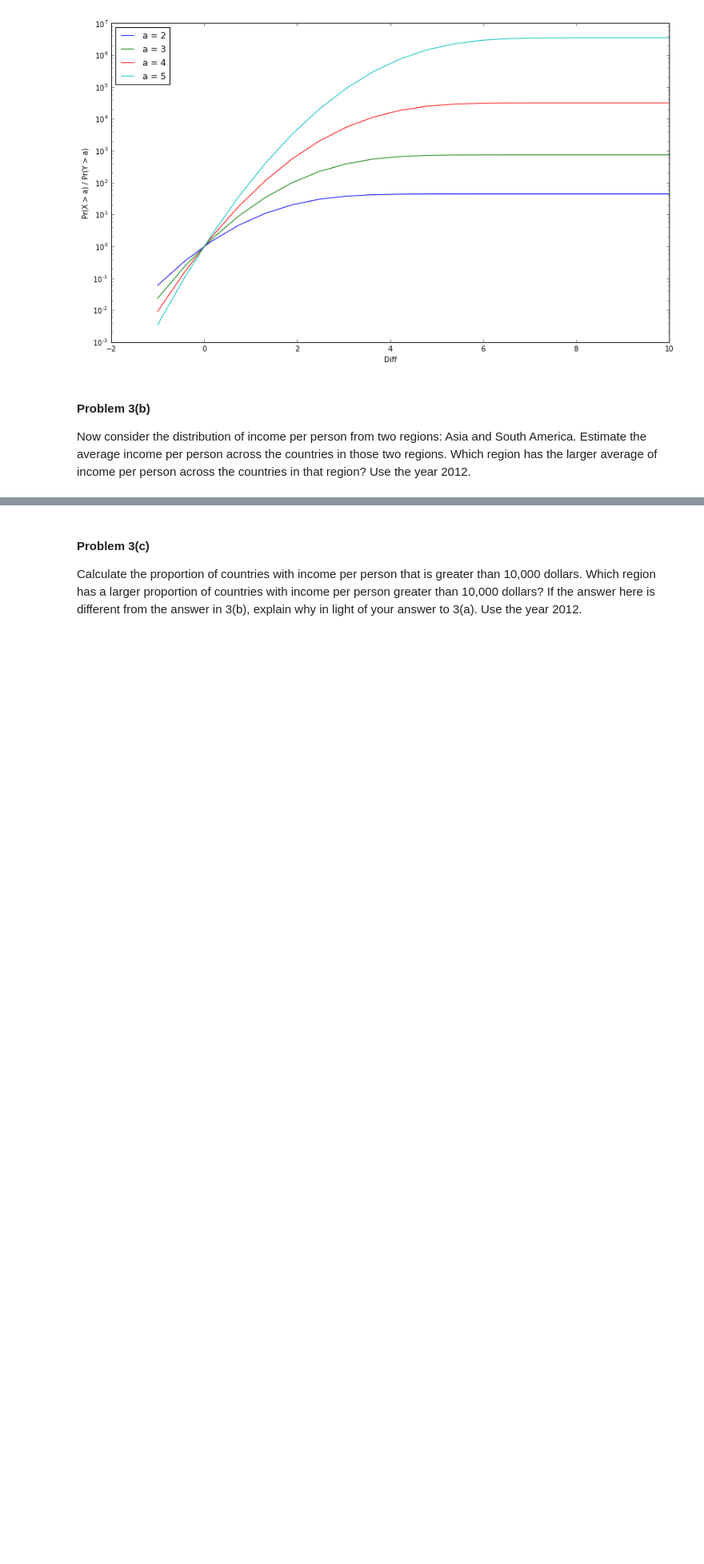
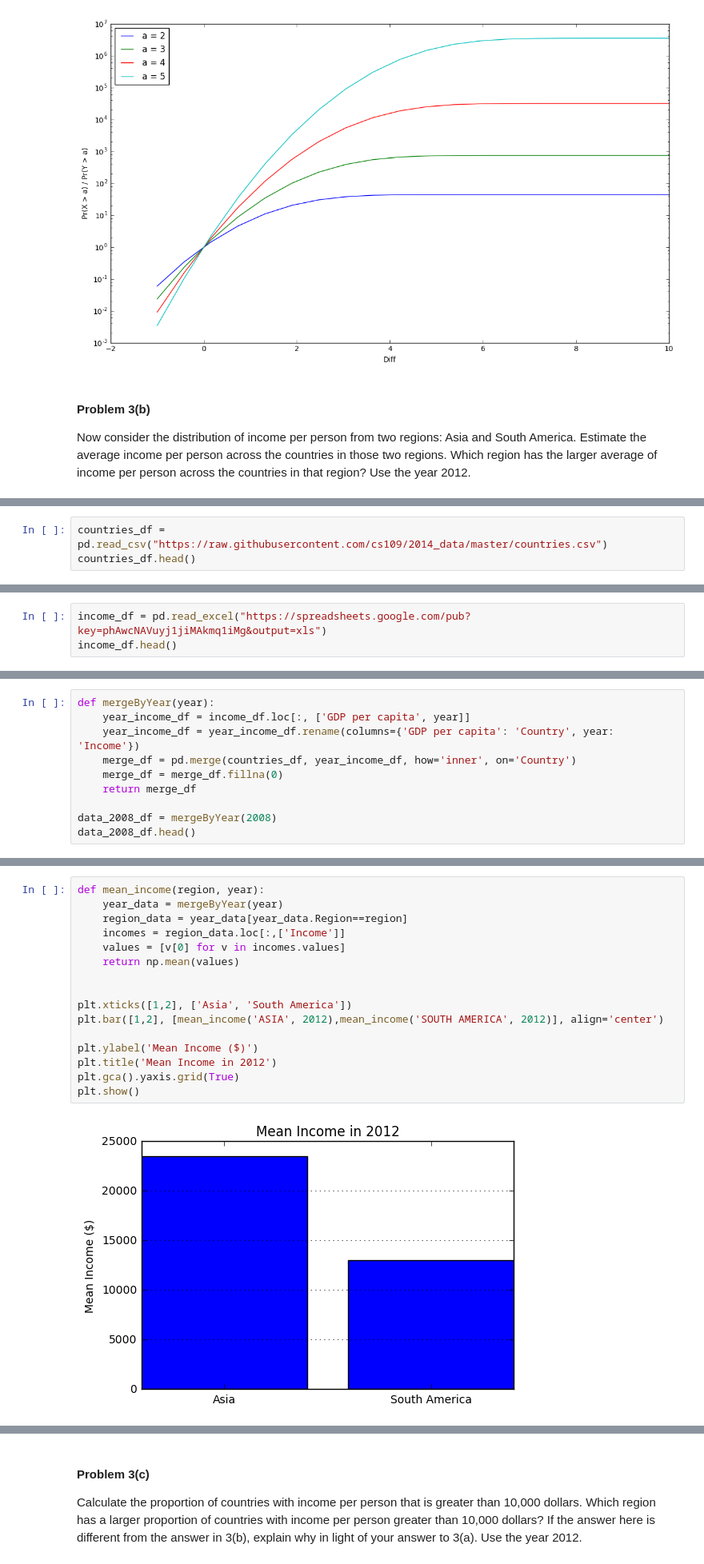
Before and after one commit to anshullahoti/Intro-Data-Science, a Jupyter notebook: Unit1/Homework1/Brandon-Chin-HW1-Prob3.ipynb, the cells around one changed output, grey strips where cells are left out. Shown at 80% size. Saved outputs shown, nothing was run; the diff lists cells and outputs as text; blank space fills up the shorter version.

```diff
--- a/Unit1/Homework1/Brandon-Chin-HW1-Prob3.ipynb
+++ b/Unit1/Homework1/Brandon-Chin-HW1-Prob3.ipynb
@@ -100,0 +99,3 @@ Now consider the distribution of income per person from two regions: Asia and So
+# %%
+countries_df = pd.read_csv("https://raw.githubusercontent.com/cs109/2014_data/master/countries.csv")
+countries_df.head()
@@ -100,0 +109,3 @@ Now consider the distribution of income per person from two regions: Asia and So
+# %%
+income_df = pd.read_excel("https://spreadsheets.google.com/pub?key=phAwcNAVuyj1jiMAkmq1iMg&output=xls")
+income_df.head()
@@ -100,0 +120,10 @@ Now consider the distribution of income per person from two regions: Asia and So
+# %%
+def mergeByYear(year):
+    year_income_df = income_df.loc[:, ['GDP per capita', year]]
+    year_income_df = year_income_df.rename(columns={'GDP per capita': 'Country', year: 'Income'})
+    merge_df = pd.merge(countries_df, year_income_df, how='inner', on='Country')
+    merge_df = merge_df.fillna(0)
+    return merge_df
+
+data_2008_df = mergeByYear(2008)
+data_2008_df.head()
@@ -100,0 +137,18 @@ Now consider the distribution of income per person from two regions: Asia and So
+# %%
+def mean_income(region, year):
+    year_data = mergeByYear(year)
+    region_data = year_data[year_data.Region==region]
+    incomes = region_data.loc[:,['Income']]
+    values = [v[0] for v in incomes.values]
+    return np.mean(values)
+
+
+plt.xticks([1,2], ['Asia', 'South America'])
+plt.bar([1,2], [mean_income('ASIA', 2012),mean_income('SOUTH AMERICA', 2012)], align='center')
+
+plt.ylabel('Mean Income ($)')
+plt.title('Mean Income in 2012')
+plt.gca().yaxis.grid(True)
+plt.show()
+# %% [output]
+[figure, added]
```
Also changed, not shown: parts of 17 cells of this notebook.
